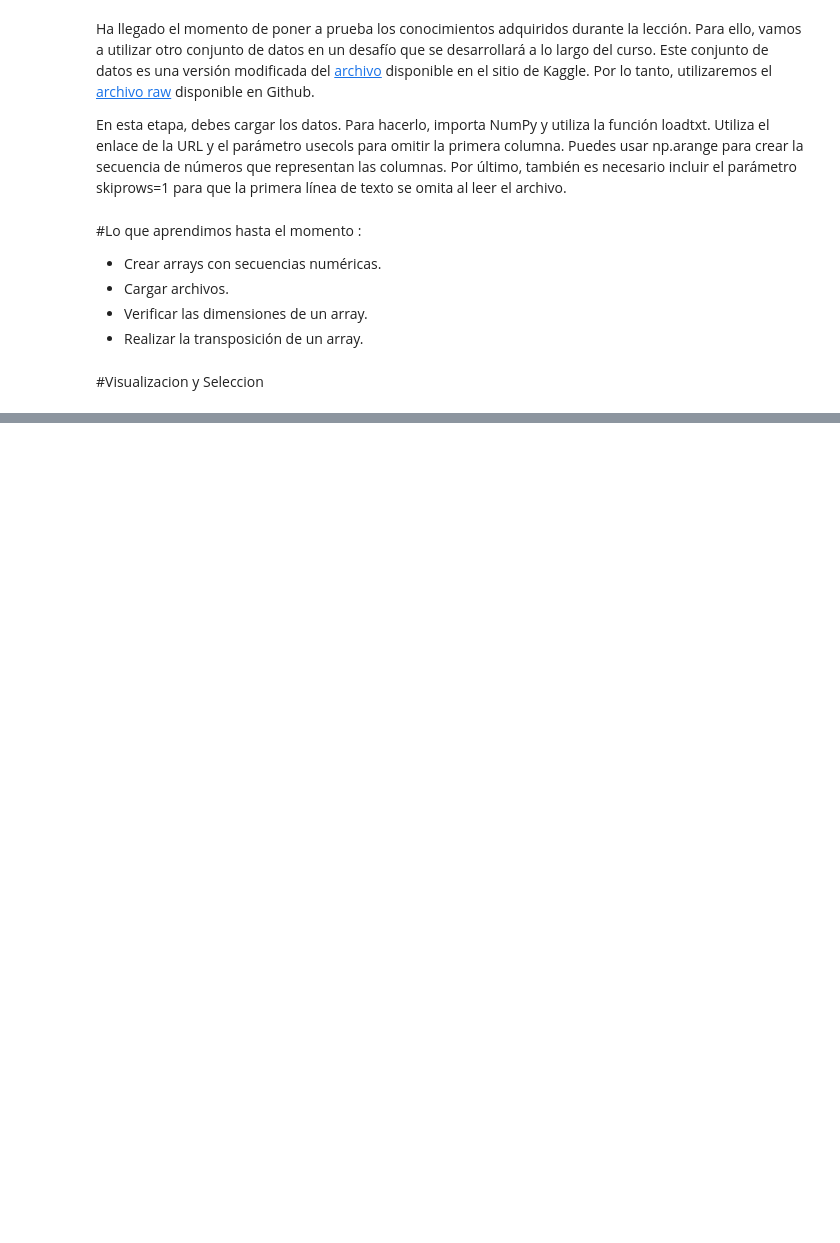
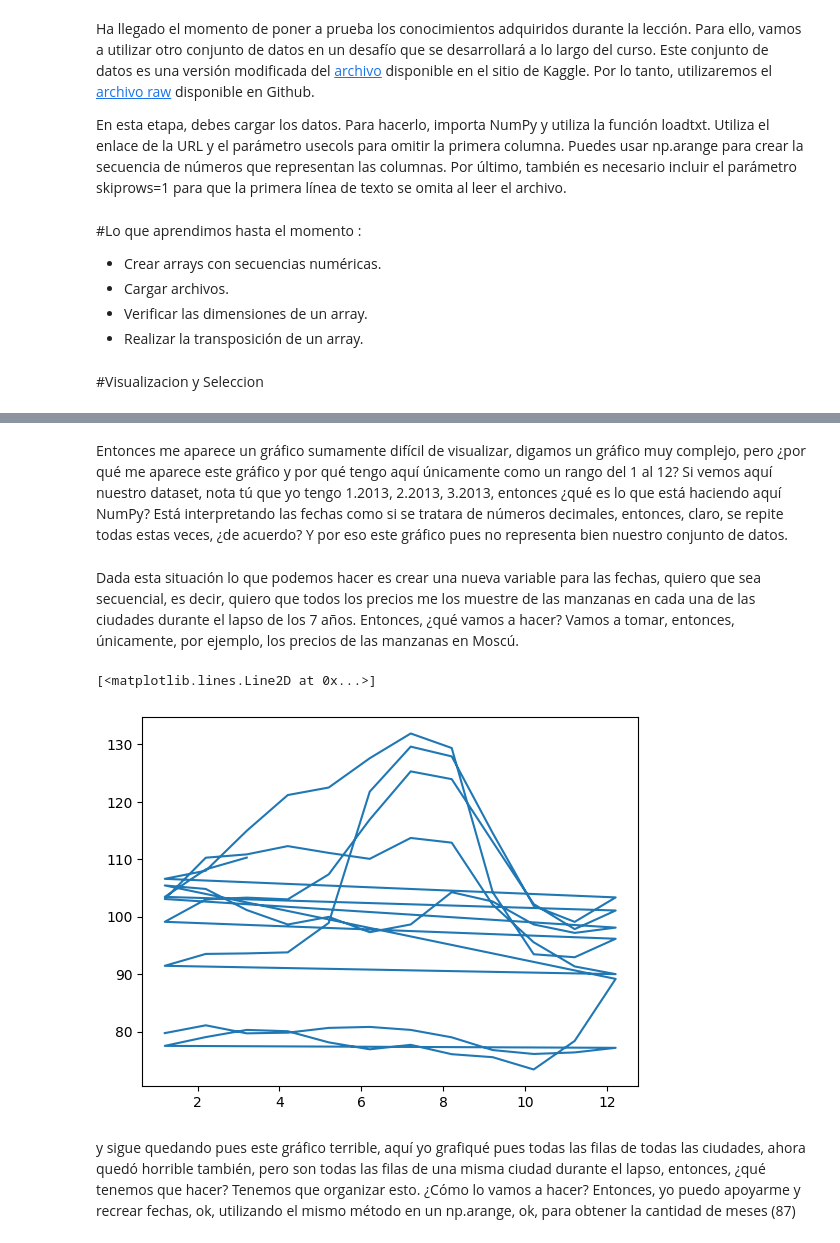
Before and after one commit to jorgevillegazz/Aprendiendo_ETL, a Jupyter notebook: NumPy.ipynb, the cells around one changed output, grey strips where cells are left out. Saved outputs shown, nothing was run; the diff lists cells and outputs as text; code cells hidden in the pictures; blank space fills up the shorter version.

```diff
--- a/NumPy.ipynb
+++ b/NumPy.ipynb
@@ -168,0 +233,12 @@ datos2 = np.loadtxt(url, delimiter=',', usecols=np.arange(1, 6, 1), skiprows=1)
+# %% [markdown]
+Entonces me aparece un gráfico sumamente difícil de visualizar, digamos un gráfico muy complejo, pero ¿por qué me aparece este gráfico y por qué tengo aquí únicamente como un rango del 1 al 12? Si vemos aquí nuestro dataset, nota tú que yo tengo 1.2013, 2.2013, 3.2013, entonces ¿qué es lo que está haciendo aquí NumPy? Está interpretando las fechas como si se tratara de números decimales, entonces, claro, se repite todas estas veces, ¿de acuerdo? Y por eso este gráfico pues no representa bien nuestro conjunto de datos.
+# %% [markdown]
+Dada esta situación lo que podemos hacer es crear una nueva variable para las fechas, quiero que sea secuencial, es decir, quiero que todos los precios me los muestre de las manzanas en cada una de las ciudades durante el lapso de los 7 años. Entonces, ¿qué vamos a hacer? Vamos a tomar, entonces, únicamente, por ejemplo, los precios de las manzanas en Moscú.
+# %%
+plt.plot(fechas,precios[:,0])# únicamente quiero los primeros precios, todas las filas de la primera
+#columna que vendría a ser Moscú, porque yo hice una transposición
+# %% [output]
+[<matplotlib.lines.Line2D at 0x...>]
+[figure, added]
+# %% [markdown]
+y sigue quedando pues este gráfico terrible, aquí yo grafiqué pues todas las filas de todas las ciudades, ahora quedó horrible también, pero son todas las filas de una misma ciudad durante el lapso, entonces, ¿qué tenemos que hacer? Tenemos que organizar esto. ¿Cómo lo vamos a hacer? Entonces, yo puedo apoyarme y recrear fechas, ok, utilizando el mismo método en un np.arange, ok, para obtener la cantidad de meses (87)
```
Also changed, not shown: parts of 18 cells of this notebook.
